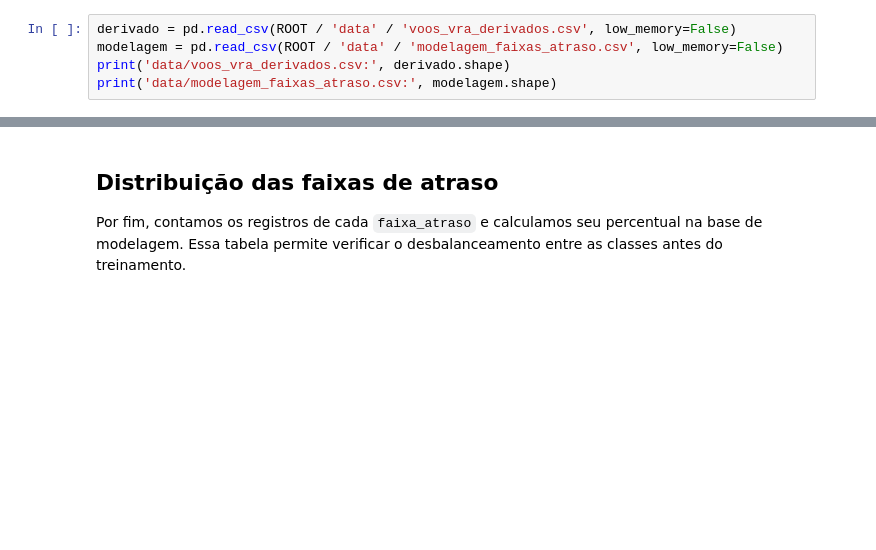
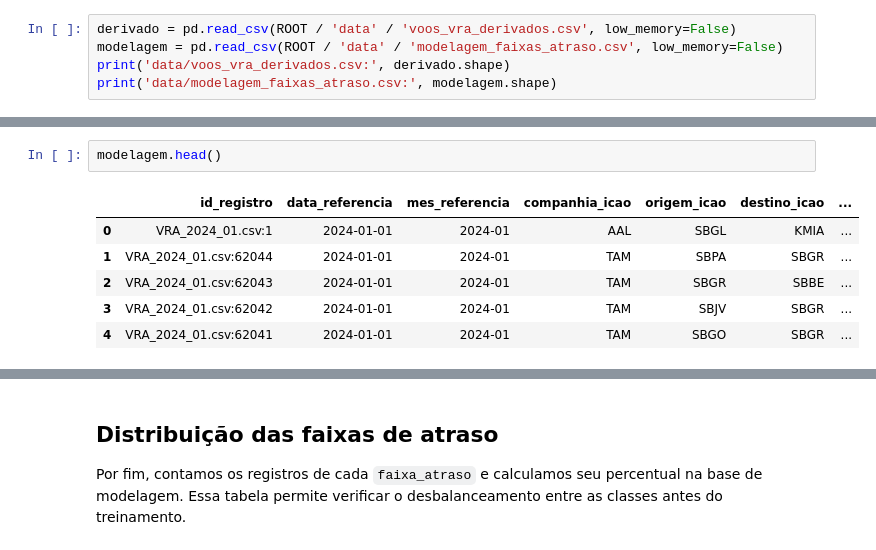
Before and after one commit to fonsecan/mcdia-ml-previsao-atraso-voos, a Jupyter notebook: notebooks/00_preparar_dados.ipynb, the cells around one changed output, grey strips where cells are left out. Cells and saved outputs as stored; diff of their text form; blank space fills up the shorter version.

```diff
--- a/notebooks/00_preparar_dados.ipynb
+++ b/notebooks/00_preparar_dados.ipynb
@@ -117,0 +162,9 @@ print('data/modelagem_faixas_atraso.csv:', modelagem.shape)
+# %%
+modelagem.head()
+# %% [output]
+|  | id_registro | data_referencia | mes_referencia | companhia_icao | origem_icao | destino_icao | ... |
+| 0 | VRA_2024_01.csv:1 | 2024-01-01 | 2024-01 | AAL | SBGL | KMIA | ... |
+| 1 | VRA_2024_01.csv:62044 | 2024-01-01 | 2024-01 | TAM | SBPA | SBGR | ... |
+| 2 | VRA_2024_01.csv:62043 | 2024-01-01 | 2024-01 | TAM | SBGR | SBBE | ... |
+| 3 | VRA_2024_01.csv:62042 | 2024-01-01 | 2024-01 | TAM | SBJV | SBGR | ... |
+| 4 | VRA_2024_01.csv:62041 | 2024-01-01 | 2024-01 | TAM | SBGO | SBGR | ... |
```
Also changed, not shown: parts of 7 cells of this notebook, 6 other files.
